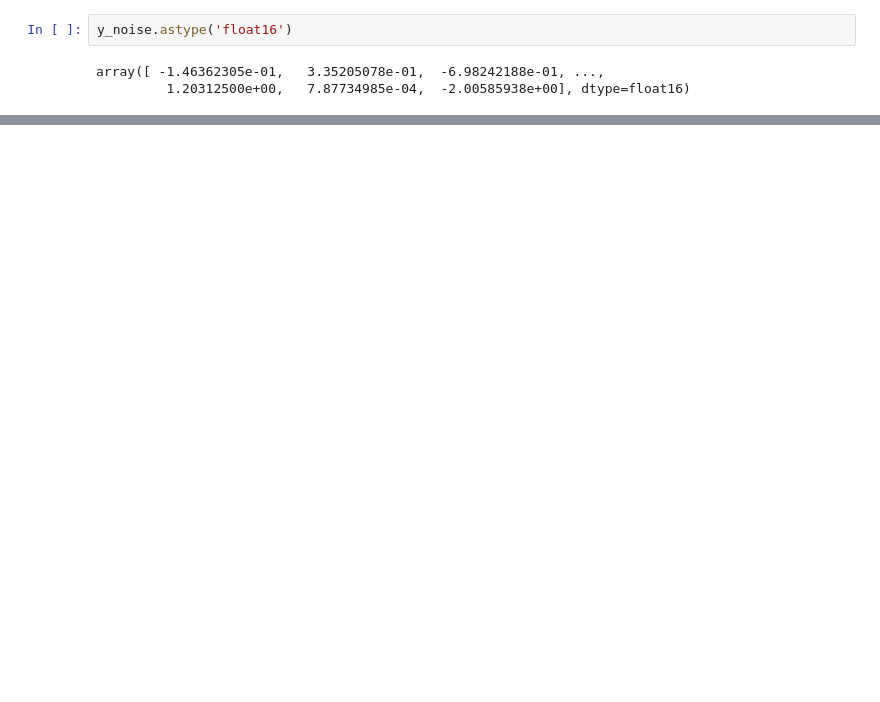
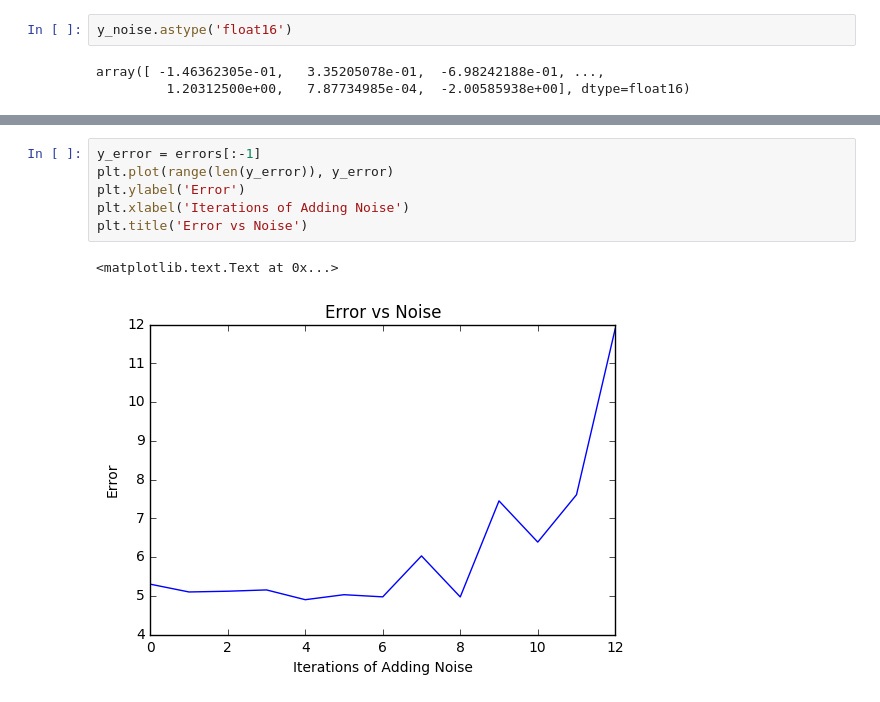
Before and after one commit to jjrob13/QueryBySingingHumming, a Jupyter notebook: notebooks/3. Ground Truth Evaluation.ipynb, the cells around one changed output, grey strips where cells are left out. Cells and saved outputs as stored; diff of their text form; blank space fills up the shorter version.

```diff
--- a/notebooks/3. Ground Truth Evaluation.ipynb
+++ b/notebooks/3. Ground Truth Evaluation.ipynb
@@ -122,0 +124,9 @@ plt.xlabel('Iteration')
+# %%
+y_error = errors[:-1]
+plt.plot(range(len(y_error)), y_error)
+plt.ylabel('Error')
+plt.xlabel('Iterations of Adding Noise')
+plt.title('Error vs Noise')
+# %% [output]
+<matplotlib.text.Text at 0x...>
+[figure, added]
```
Also changed, not shown: parts of 3 cells of this notebook, 1 other file.
